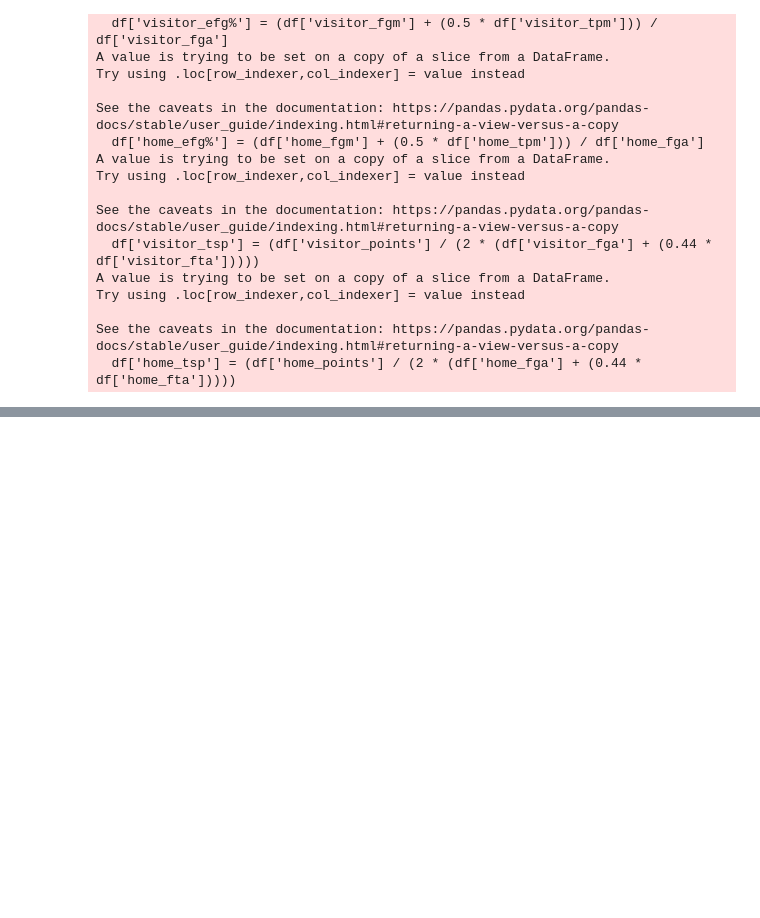
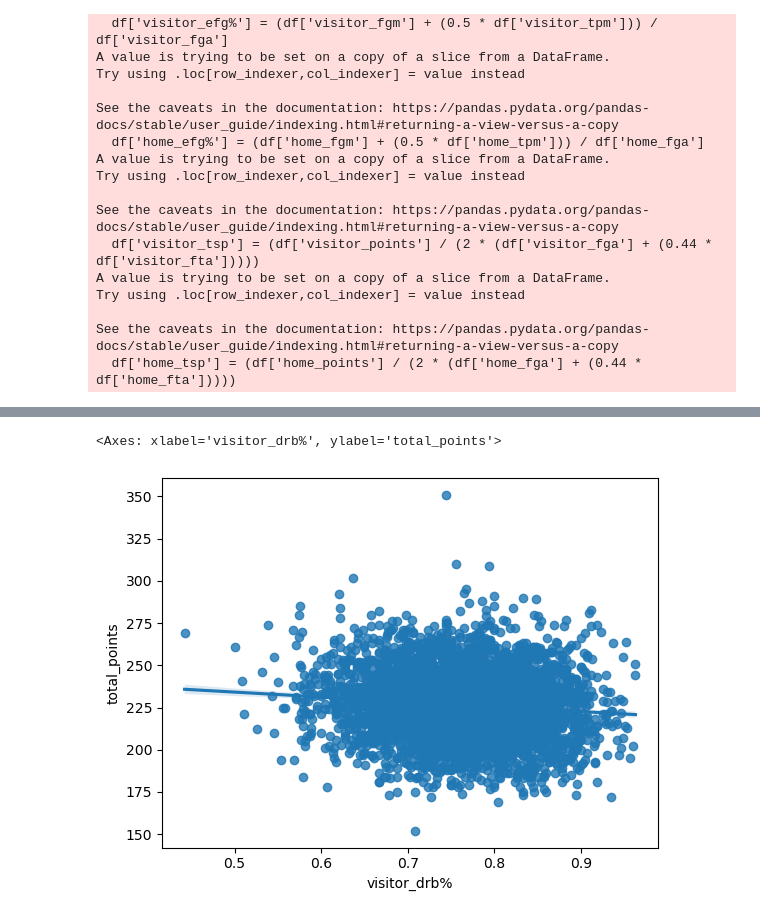
Before and after one commit to VincentGordon-Data-Analyst/nba-api, a Jupyter notebook: nba_team_analysis.ipynb, the cells around one changed output, grey strips where cells are left out. Cells and saved outputs as stored; diff of their text form; code cells hidden in the pictures; blank space fills up the shorter version.

```diff
--- a/nba_team_analysis.ipynb
+++ b/nba_team_analysis.ipynb
@@ -222,0 +340,5 @@ df.head()
+# %%
+sns.regplot(data=df, x='visitor_drb%', y='total_points')
+# %% [output]
+<Axes: xlabel='visitor_drb%', ylabel='total_points'>
+[figure, added]
```
Also changed, not shown: parts of 22 cells of this notebook, 7 other files.
